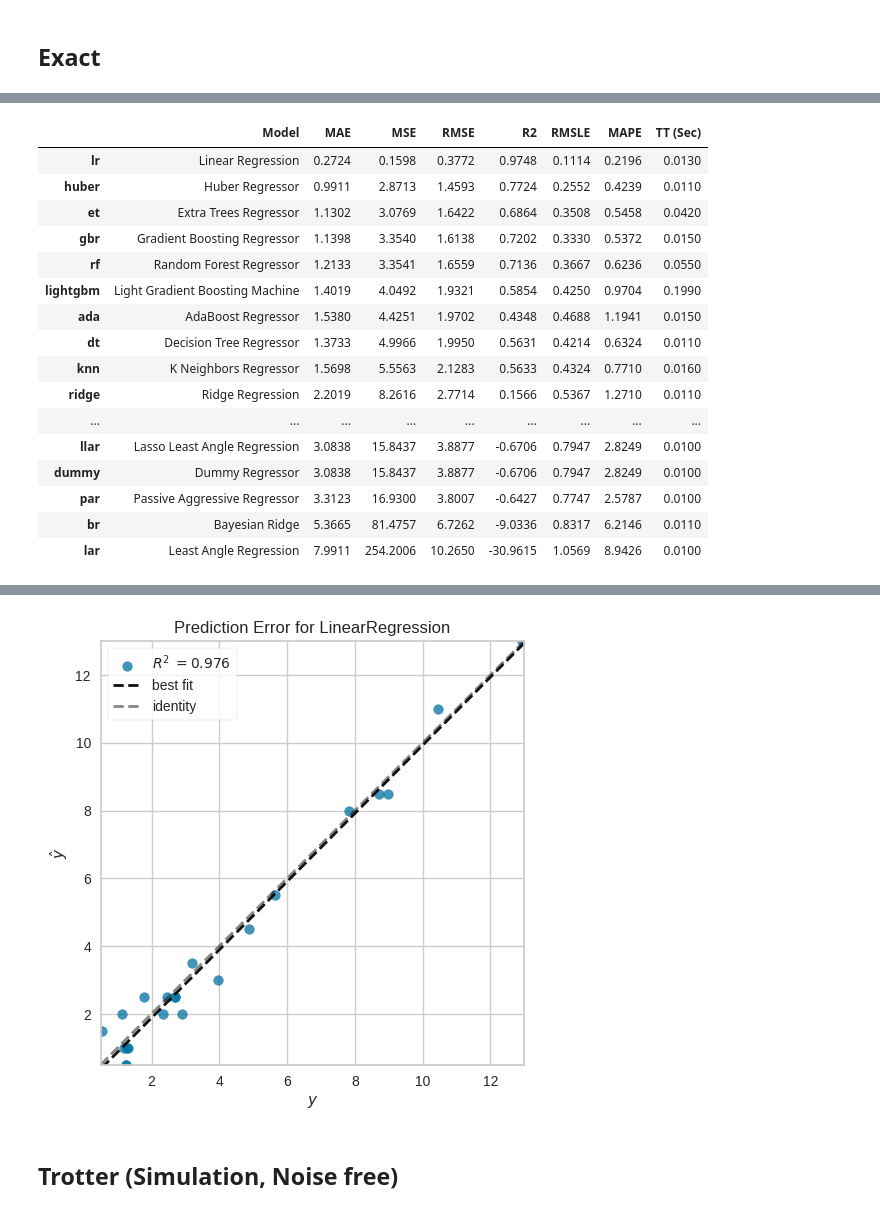
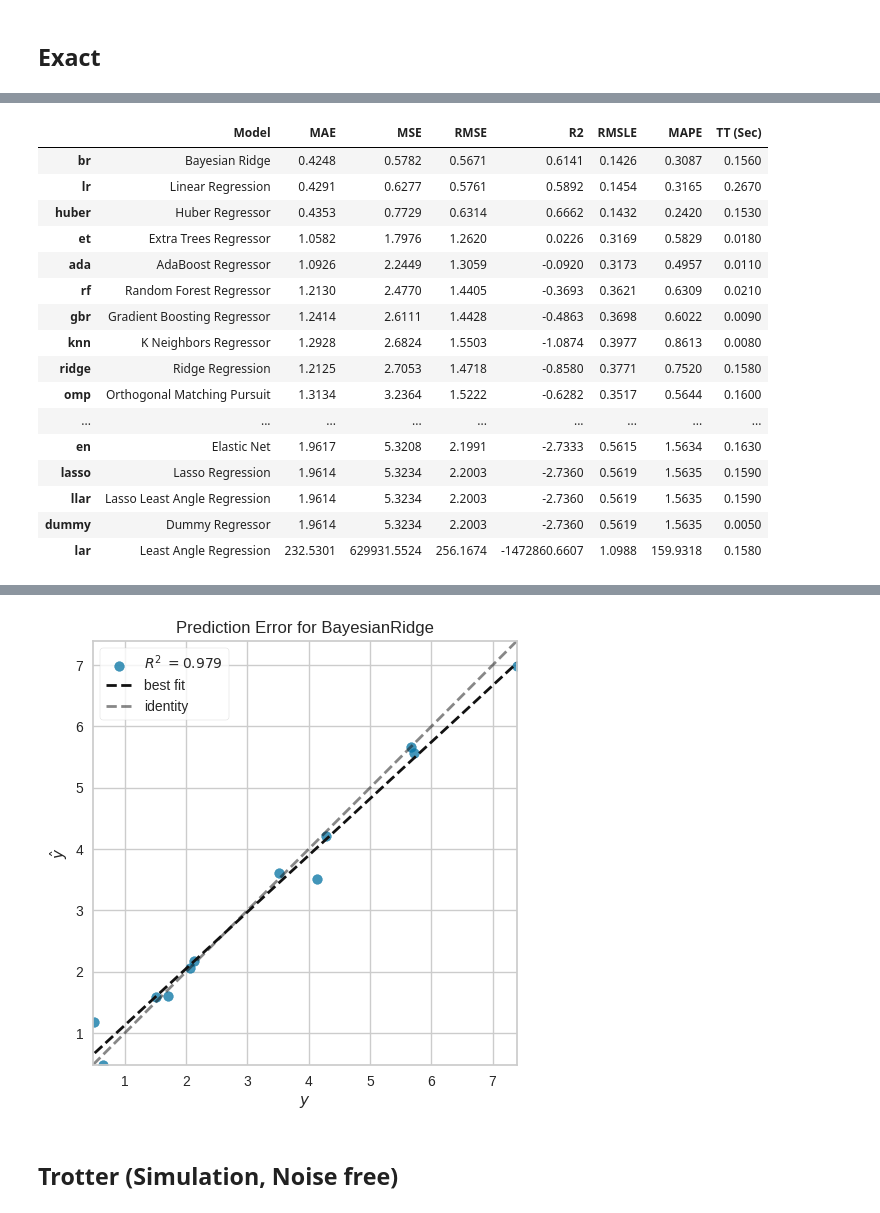
Before and after one commit to YutoMorohoshi/fourier_learning_ibm, a Jupyter notebook: analyze.ipynb, the cells around one changed output, grey strips where cells are left out. Drawn from its saved outputs; the diff is of its cells as text; code cells hidden in the pictures.

Commit message:
norm (not completed)

```diff
--- a/analyze.ipynb
+++ b/analyze.ipynb
@@ -357,7 +361,7 @@ data_nmit_df = pd.read_json(f"{path}/data_qpu_nmit_df.json")
 data_mit_df = pd.read_json(f"{path}/data_qpu_mit_df.json")
 # %%
 # For debugging
-# data_mit_df = data_exact_df
+data_mit_df = data_exact_df
 # %%
 # Extract features which have overlap with data_mit_df (i.e. successful samples)
 data_exact_df = data_exact_df[data_exact_df.index.isin(data_mit_df.sample_id)]
@@ -468,7 +484,8 @@ s_exact = RegressionExperiment()
 s_exact.setup(
     data=data_exact_df,
     target="expected_value",
-    ignore_features="sample_id",
+    # Note: エラーするかも
+    ignore_features=["sample_id", "norm"],
     train_size=train_size,
     session_id=session_id,
 )
@@ -496,24 +513,24 @@ s_exact.plot_model(best_exact, plot="error")
 [interactive output not drawn]
 |  | Model | MAE | MSE | RMSE | R2 | RMSLE | MAPE | TT (Sec) |
-| lr | Linear Regression | 0.2724 | 0.1598 | 0.3772 | 0.9748 | 0.1114 | 0.2196 | 0.0130 |
-| huber | Huber Regressor | 0.9911 | 2.8713 | 1.4593 | 0.7724 | 0.2552 | 0.4239 | 0.0110 |
-| et | Extra Trees Regressor | 1.1302 | 3.0769 | 1.6422 | 0.6864 | 0.3508 | 0.5458 | 0.0420 |
-| gbr | Gradient Boosting Regressor | 1.1398 | 3.3540 | 1.6138 | 0.7202 | 0.3330 | 0.5372 | 0.0150 |
-| rf | Random Forest Regressor | 1.2133 | 3.3541 | 1.6559 | 0.7136 | 0.3667 | 0.6236 | 0.0550 |
-| lightgbm | Light Gradient Boosting Machine | 1.4019 | 4.0492 | 1.9321 | 0.5854 | 0.4250 | 0.9704 | 0.1990 |
-| ada | AdaBoost Regressor | 1.5380 | 4.4251 | 1.9702 | 0.4348 | 0.4688 | 1.1941 | 0.0150 |
-| dt | Decision Tree Regressor | 1.3733 | 4.9966 | 1.9950 | 0.5631 | 0.4214 | 0.6324 | 0.0110 |
-| knn | K Neighbors Regressor | 1.5698 | 5.5563 | 2.1283 | 0.5633 | 0.4324 | 0.7710 | 0.0160 |
-| ridge | Ridge Regression | 2.2019 | 8.2616 | 2.7714 | 0.1566 | 0.5367 | 1.2710 | 0.0110 |
+| br | Bayesian Ridge | 0.4248 | 0.5782 | 0.5671 | 0.6141 | 0.1426 | 0.3087 | 0.1560 |
+| lr | Linear Regression | 0.4291 | 0.6277 | 0.5761 | 0.5892 | 0.1454 | 0.3165 | 0.2670 |
+| huber | Huber Regressor | 0.4353 | 0.7729 | 0.6314 | 0.6662 | 0.1432 | 0.2420 | 0.1530 |
+| et | Extra Trees Regressor | 1.0582 | 1.7976 | 1.2620 | 0.0226 | 0.3169 | 0.5829 | 0.0180 |
+| ada | AdaBoost Regressor | 1.0926 | 2.2449 | 1.3059 | -0.0920 | 0.3173 | 0.4957 | 0.0110 |
+| rf | Random Forest Regressor | 1.2130 | 2.4770 | 1.4405 | -0.3693 | 0.3621 | 0.6309 | 0.0210 |
+| gbr | Gradient Boosting Regressor | 1.2414 | 2.6111 | 1.4428 | -0.4863 | 0.3698 | 0.6022 | 0.0090 |
+| knn | K Neighbors Regressor | 1.2928 | 2.6824 | 1.5503 | -1.0874 | 0.3977 | 0.8613 | 0.0080 |
+| ridge | Ridge Regression | 1.2125 | 2.7053 | 1.4718 | -0.8580 | 0.3771 | 0.7520 | 0.1580 |
+| omp | Orthogonal Matching Pursuit | 1.3134 | 3.2364 | 1.5222 | -0.6282 | 0.3517 | 0.5644 | 0.1600 |
 | ... | ... | ... | ... | ... | ... | ... | ... | ... |
-| llar | Lasso Least Angle Regression | 3.0838 | 15.8437 | 3.8877 | -0.6706 | 0.7947 | 2.8249 | 0.0100 |
-| dummy | Dummy Regressor | 3.0838 | 15.8437 | 3.8877 | -0.6706 | 0.7947 | 2.8249 | 0.0100 |
-| par | Passive Aggressive Regressor | 3.3123 | 16.9300 | 3.8007 | -0.6427 | 0.7747 | 2.5787 | 0.0100 |
-| br | Bayesian Ridge | 5.3665 | 81.4757 | 6.7262 | -9.0336 | 0.8317 | 6.2146 | 0.0110 |
-| lar | Least Angle Regression | 7.9911 | 254.2006 | 10.2650 | -30.9615 | 1.0569 | 8.9426 | 0.0100 |
+| en | Elastic Net | 1.9617 | 5.3208 | 2.1991 | -2.7333 | 0.5615 | 1.5634 | 0.1630 |
+| lasso | Lasso Regression | 1.9614 | 5.3234 | 2.2003 | -2.7360 | 0.5619 | 1.5635 | 0.1590 |
+| llar | Lasso Least Angle Regression | 1.9614 | 5.3234 | 2.2003 | -2.7360 | 0.5619 | 1.5635 | 0.1590 |
+| dummy | Dummy Regressor | 1.9614 | 5.3234 | 2.2003 | -2.7360 | 0.5619 | 1.5635 | 0.0050 |
+| lar | Least Angle Regression | 232.5301 | 629931.5524 | 256.1674 | -1472860.6607 | 1.0988 | 159.9318 | 0.1580 |
 [interactive output not drawn]
 [interactive output not drawn]
-[figure, old version]
+[figure, new version]
 # %% [markdown]
 ## Trotter (Simulation, Noise free)
 # %%
```
Also changed, not shown: parts of 12 cells of this notebook, 18 other files.
